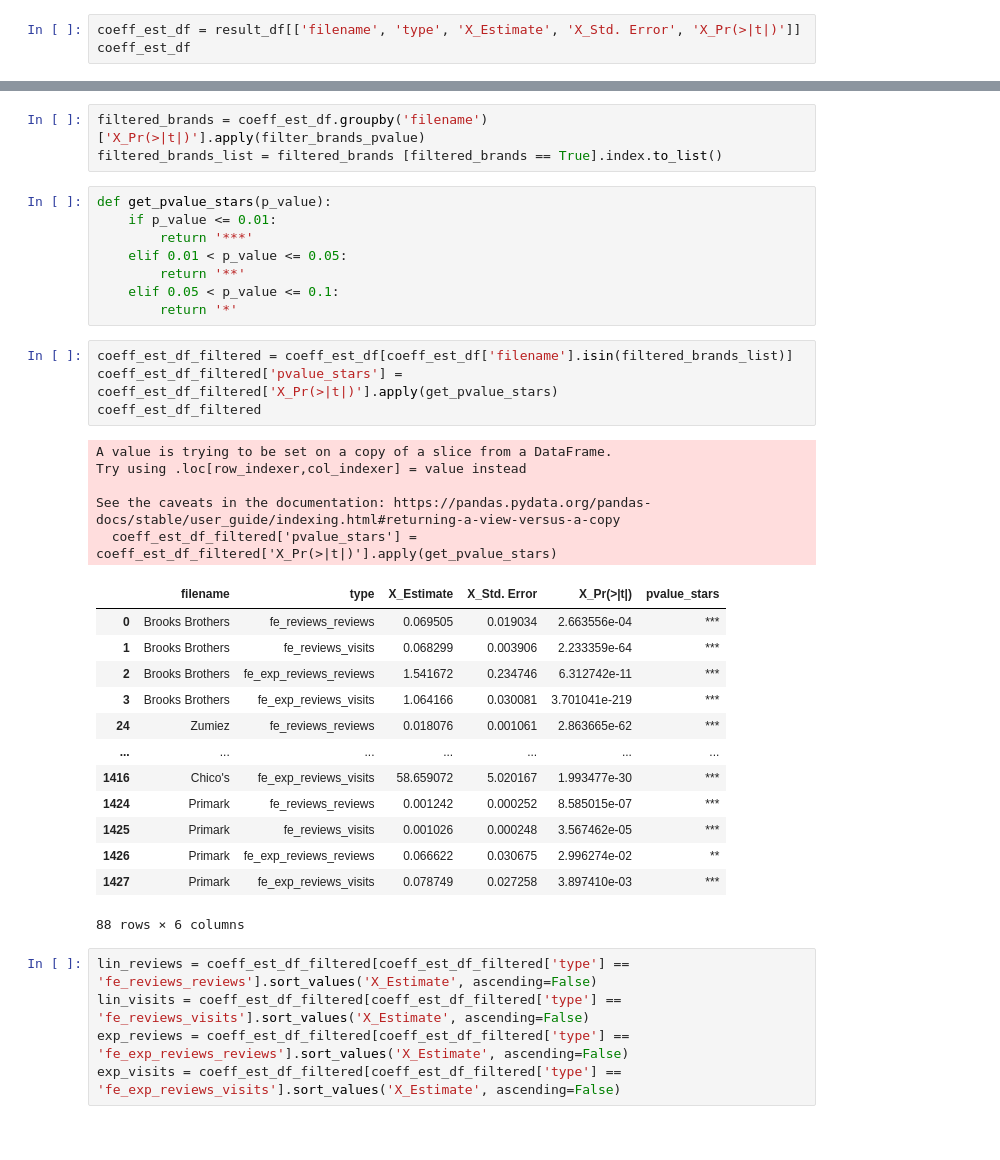
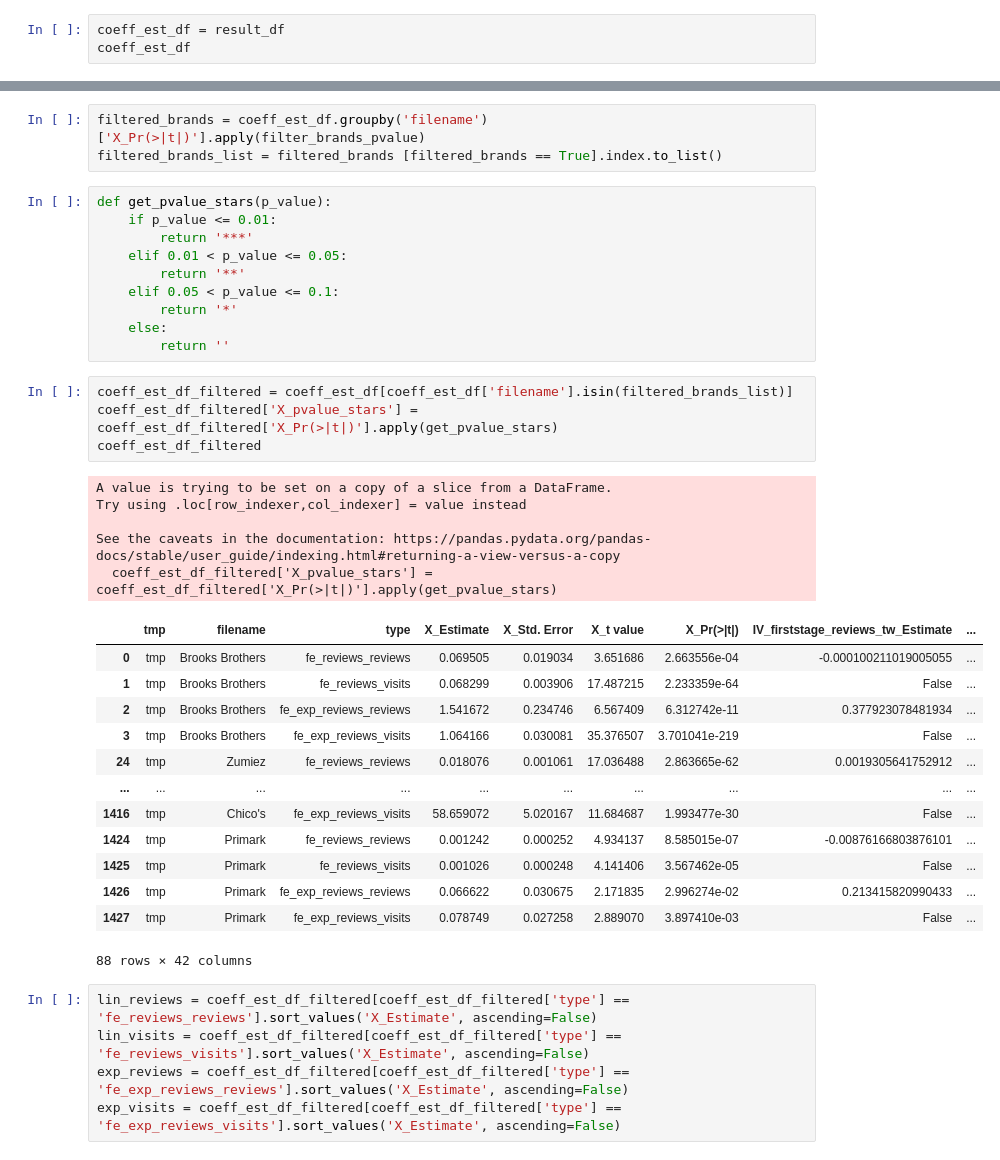
Before and after one commit to embedded-robotics/local-business-network, a Jupyter notebook: part3_visuals_tables/figure_d1_d2.ipynb, the cells around one changed output, grey strips where cells are left out. Cells and saved outputs as stored; diff of their text form.

```diff
--- a/part3_visuals_tables/figure_d1_d2.ipynb
+++ b/part3_visuals_tables/figure_d1_d2.ipynb
@@ -84,6 +84,6 @@ result_df = result_df[result_df['filename'].isin(valid_brands)]
 -> ** means 0.01 < p_value <= 0.05 \
 -> * means 0.05 < p_value <= 0.1
 # %%
-coeff_est_df = result_df[['filename', 'type', 'X_Estimate', 'X_Std. Error', 'X_Pr(>|t|)']]
+coeff_est_df = result_df
 coeff_est_df
 # %% [output]
@@ -119,29 +119,31 @@ def get_pvalue_stars(p_value):
         return '**'
     elif 0.05 < p_value <= 0.1:
         return '*'
+    else:
+        return ''
 # %%
 coeff_est_df_filtered = coeff_est_df[coeff_est_df['filename'].isin(filtered_brands_list)]
-coeff_est_df_filtered['pvalue_stars'] = coeff_est_df_filtered['X_Pr(>|t|)'].apply(get_pvalue_stars)
+coeff_est_df_filtered['X_pvalue_stars'] = coeff_est_df_filtered['X_Pr(>|t|)'].apply(get_pvalue_stars)
 coeff_est_df_filtered
 # %% [output]
 A value is trying to be set on a copy of a slice from a DataFrame.
 Try using .loc[row_indexer,col_indexer] = value instead
 
 See the caveats in the documentation: https://pandas.pydata.org/pandas-docs/stable/user_guide/indexing.html#returning-a-view-versus-a-copy
-  coeff_est_df_filtered['pvalue_stars'] = coeff_est_df_filtered['X_Pr(>|t|)'].apply(get_pvalue_stars)
+  coeff_est_df_filtered['X_pvalue_stars'] = coeff_est_df_filtered['X_Pr(>|t|)'].apply(get_pvalue_stars)
-|  | filename | type | X_Estimate | X_Std. Error | X_Pr(>|t|) | pvalue_stars |
-| 0 | Brooks Brothers | fe_reviews_reviews | 0.069505 | 0.019034 | 2.663556e-04 | *** |
-| 1 | Brooks Brothers | fe_reviews_visits | 0.068299 | 0.003906 | 2.233359e-64 | *** |
-| 2 | Brooks Brothers | fe_exp_reviews_reviews | 1.541672 | 0.234746 | 6.312742e-11 | *** |
-| 3 | Brooks Brothers | fe_exp_reviews_visits | 1.064166 | 0.030081 | 3.701041e-219 | *** |
-| 24 | Zumiez | fe_reviews_reviews | 0.018076 | 0.001061 | 2.863665e-62 | *** |
-| ... | ... | ... | ... | ... | ... | ... |
-| 1416 | Chico's | fe_exp_reviews_visits | 58.659072 | 5.020167 | 1.993477e-30 | *** |
-| 1424 | Primark | fe_reviews_reviews | 0.001242 | 0.000252 | 8.585015e-07 | *** |
-| 1425 | Primark | fe_reviews_visits | 0.001026 | 0.000248 | 3.567462e-05 | *** |
-| 1426 | Primark | fe_exp_reviews_reviews | 0.066622 | 0.030675 | 2.996274e-02 | ** |
-| 1427 | Primark | fe_exp_reviews_visits | 0.078749 | 0.027258 | 3.897410e-03 | *** |
+|  | tmp | filename | type | X_Estimate | X_Std. Error | X_t value | X_Pr(>|t|) | IV_firststage_reviews_tw_Estimate | ... |
+| 0 | tmp | Brooks Brothers | fe_reviews_reviews | 0.069505 | 0.019034 | 3.651686 | 2.663556e-04 | -0.000100211019005055 | ... |
+| 1 | tmp | Brooks Brothers | fe_reviews_visits | 0.068299 | 0.003906 | 17.487215 | 2.233359e-64 | False | ... |
+| 2 | tmp | Brooks Brothers | fe_exp_reviews_reviews | 1.541672 | 0.234746 | 6.567409 | 6.312742e-11 | 0.377923078481934 | ... |
+| 3 | tmp | Brooks Brothers | fe_exp_reviews_visits | 1.064166 | 0.030081 | 35.376507 | 3.701041e-219 | False | ... |
+| 24 | tmp | Zumiez | fe_reviews_reviews | 0.018076 | 0.001061 | 17.036488 | 2.863665e-62 | 0.0019305641752912 | ... |
+| ... | ... | ... | ... | ... | ... | ... | ... | ... | ... |
+| 1416 | tmp | Chico's | fe_exp_reviews_visits | 58.659072 | 5.020167 | 11.684687 | 1.993477e-30 | False | ... |
+| 1424 | tmp | Primark | fe_reviews_reviews | 0.001242 | 0.000252 | 4.934137 | 8.585015e-07 | -0.00876166803876101 | ... |
+| 1425 | tmp | Primark | fe_reviews_visits | 0.001026 | 0.000248 | 4.141406 | 3.567462e-05 | False | ... |
+| 1426 | tmp | Primark | fe_exp_reviews_reviews | 0.066622 | 0.030675 | 2.171835 | 2.996274e-02 | 0.213415820990433 | ... |
+| 1427 | tmp | Primark | fe_exp_reviews_visits | 0.078749 | 0.027258 | 2.889070 | 3.897410e-03 | False | ... |
-88 rows × 6 columns
+88 rows × 42 columns
 # %%
 lin_reviews = coeff_est_df_filtered[coeff_est_df_filtered['type'] == 'fe_reviews_reviews'].sort_values('X_Estimate', ascending=False)
 lin_visits = coeff_est_df_filtered[coeff_est_df_filtered['type'] == 'fe_reviews_visits'].sort_values('X_Estimate', ascending=False)
```
Also changed, not shown: parts of 11 cells of this notebook.
